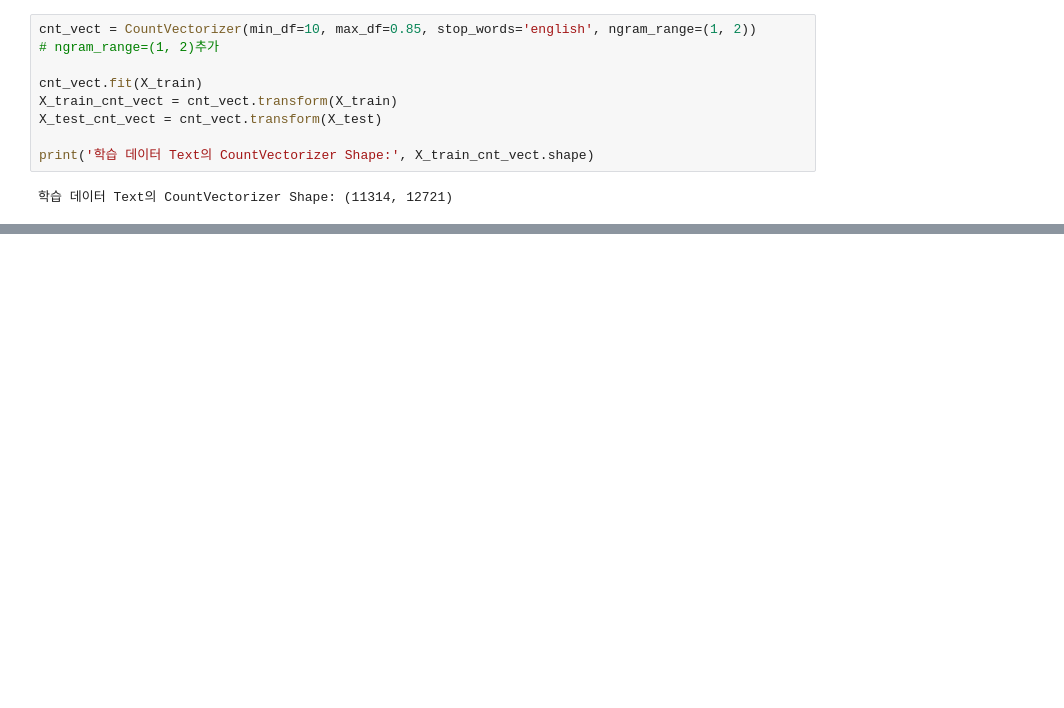
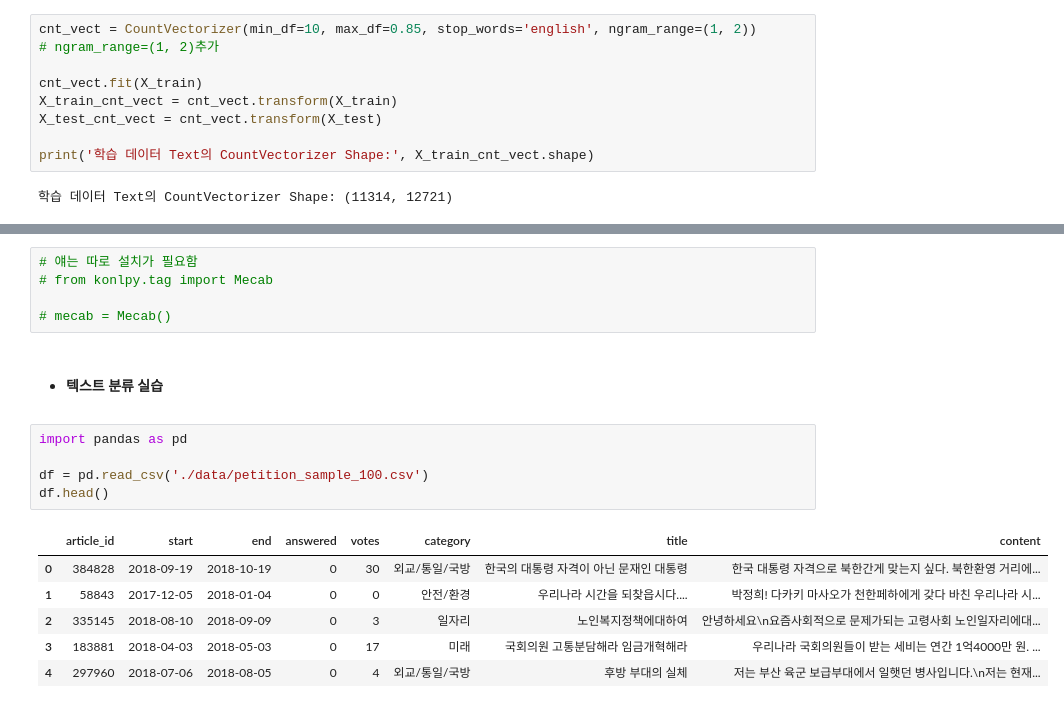
Before and after one commit to bhs6122/samsung_practice, a Jupyter notebook: 머신러닝분류/day1/08_텍스트분석.ipynb, the cells around one changed output, grey strips where cells are left out. Cells and saved outputs as stored; diff of their text form; blank space fills up the shorter version.

```diff
--- a/머신러닝분류/day1/08_텍스트분석.ipynb
+++ b/머신러닝분류/day1/08_텍스트분석.ipynb
@@ -504,0 +671,19 @@ print('학습 데이터 Text의 CountVectorizer Shape:', X_train_tfidf_vect.shap
+# %%
+# 얘는 따로 설치가 필요함
+# from konlpy.tag import Mecab
+
+# mecab = Mecab()
+# %% [markdown]
+- #### 텍스트 분류 실습
+# %%
+import pandas as pd
+
+df = pd.read_csv('./data/petition_sample_100.csv')
+df.head()
+# %% [output]
+|  | article_id | start | end | answered | votes | category | title | content |
+| 0 | 384828 | 2018-09-19 | 2018-10-19 | 0 | 30 | 외교/통일/국방 | 한국의 대통령 자격이 아닌 문재인 대통령 | 한국 대통령 자격으로 북한간게 맞는지 싶다. 북한환영 거리에... |
+| 1 | 58843 | 2017-12-05 | 2018-01-04 | 0 | 0 | 안전/환경 | 우리나라 시간을 되찾읍시다.... | 박정희! 다카키 마사오가 천한페하에게 갖다 바친 우리나라 시... |
+| 2 | 335145 | 2018-08-10 | 2018-09-09 | 0 | 3 | 일자리 | 노인복지정책에대하여 | 안녕하세요\n요즘사회적으로 문제가되는 고령사회 노인일자리에대... |
+| 3 | 183881 | 2018-04-03 | 2018-05-03 | 0 | 17 | 미래 | 국회의원 고통분담해라 임금개혁해라 | 우리나라 국회의원들이 받는 세비는 연간 1억4000만 원. ... |
+| 4 | 297960 | 2018-07-06 | 2018-08-05 | 0 | 4 | 외교/통일/국방 | 후방 부대의 실체 | 저는 부산 육군 보급부대에서 일햇던 병사입니다.\n저는 현재... |
```
Also changed, not shown: parts of 53 cells of this notebook, 5 other files.
